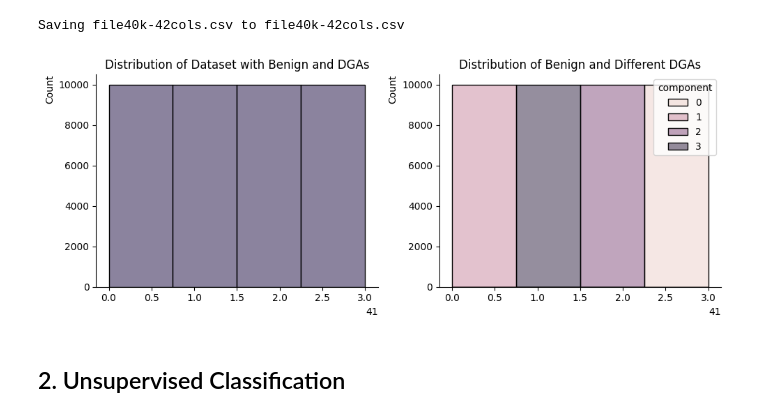
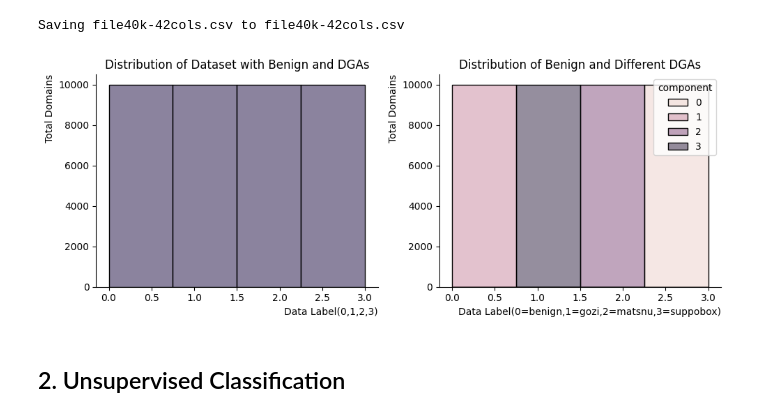
Before and after one commit to raja-azlina/DGA_Detection, a Jupyter notebook: detect_3dictionary_dgas.ipynb, the cells around one changed output. Cells and saved outputs as stored; diff of their text form; code cells hidden in the pictures.

```diff
--- a/detect_3dictionary_dgas.ipynb
+++ b/detect_3dictionary_dgas.ipynb
@@ -64,22 +64,26 @@ df['component'] = gmm.predict(df[['41']])
 # %%
 fig, (before, after) = plt.subplots(ncols=2, figsize=(10, 4))
 
 # plot histogram for a feature of interest:
 sns.histplot(data=df, x='41', bins=4, ax=before, color=colors[2])
 sns.despine()
+before.set_xlabel("Data Label(0,1,2,3)")
+before.set_ylabel("Total Domains")
 before.title.set_text("Distribution of Dataset with Benign and DGAs")
 
 # plot histogram, showing two components
 sns.histplot(data=df, x='41', bins= 4, hue='component', ax=after)
 sns.despine()
+after.set_xlabel("Data Label(0=benign,1=gozi,2=matsnu,3=suppobox)")
+after.set_ylabel("Total Domains")
 after.title.set_text("Distribution of Benign and Different DGAs")
 
 #does not work
 #plt.xticks(np.linspace(start=0, stop=4, num=4))
 plt.tight_layout()
 plt.show()
 # %% [output]
-[figure, old version]
+[figure, new version]
 # %% [markdown]
 ## 2. Unsupervised Classification
 # %%
```
Also changed, not shown: parts of 1 cell of this notebook.
